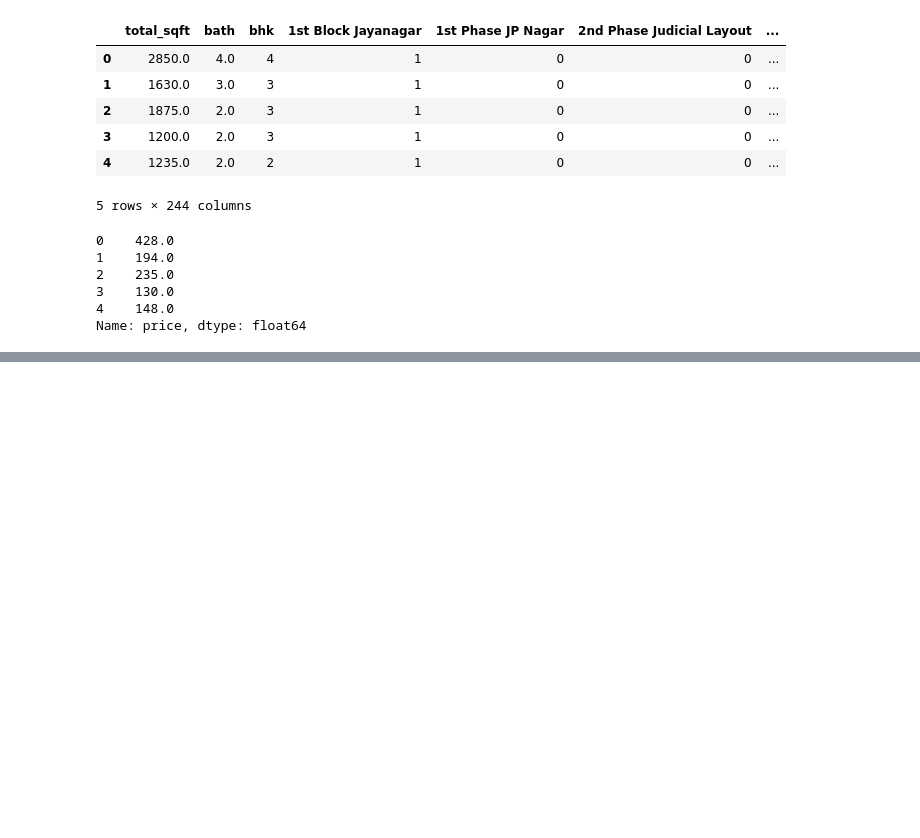
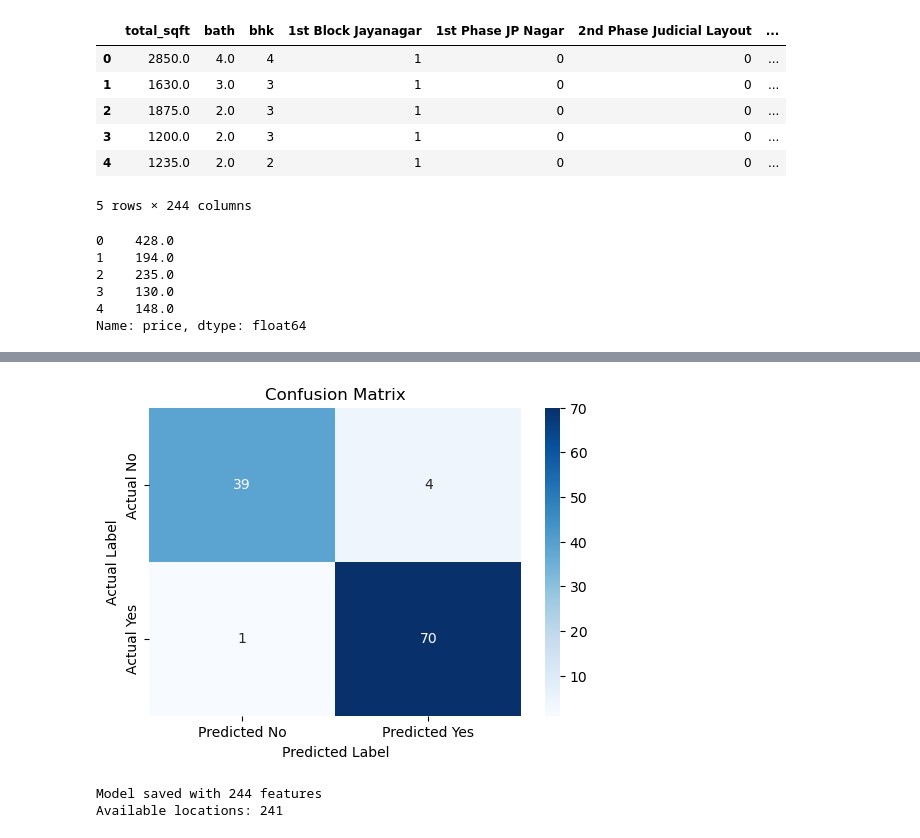
Before and after one commit to prafulltikkas/Real_estate_price_prediction, a Jupyter notebook: Real Estate Price Prediction 1.ipynb, the cells around one changed output, grey strips where cells are left out. Saved outputs shown, nothing was run; the diff lists cells and outputs as text; code cells hidden in the pictures; blank space fills up the shorter version.

```diff
--- a/Real Estate Price Prediction 1.ipynb
+++ b/Real Estate Price Prediction 1.ipynb
@@ -636,0 +675,38 @@ df.info()
+# %%
+plt.figure(figsize=(6,4))
+sns.heatmap(
+    cm,
+    annot=True,
+    fmt='d',
+    cmap='Blues',
+    xticklabels=['Predicted No', 'Predicted Yes'],
+    yticklabels=['Actual No', 'Actual Yes']
+)
+
+plt.xlabel('Predicted Label')
+plt.ylabel('Actual Label')
+plt.title('Confusion Matrix')
+plt.show()
+# %% [output]
+[figure, added]
+# %%
+# Save model and features properly
+import joblib
+
+# Save the best model
+best_model = models["Linear Regression"]
+joblib.dump(best_model, 'linear_regression_model.pkl')
+
+# Save ALL column names that the model expects
+model_columns = list(X.columns)
+joblib.dump(model_columns, 'model_features.pkl')
+
+# Save location names (for the dropdown)
+location_columns = [col for col in model_columns if col not in ['total_sqft', 'bath', 'bhk']]
+joblib.dump(location_columns, 'available_locations.pkl')
+
+print(f"Model saved with {len(model_columns)} features")
+print(f"Available locations: {len(location_columns)}")
+# %% [output]
+Model saved with 244 features
+Available locations: 241
```
Also changed, not shown: parts of 15 cells of this notebook.
